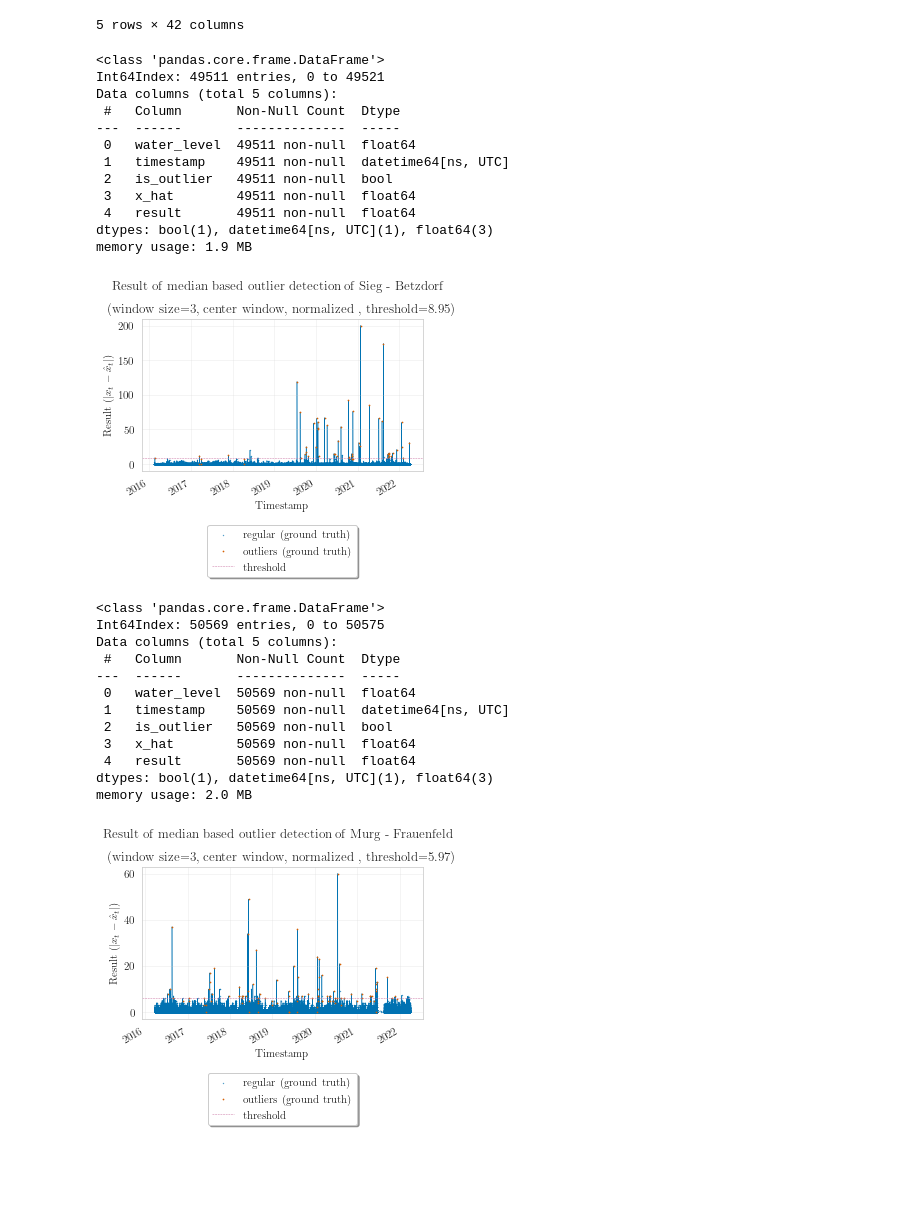
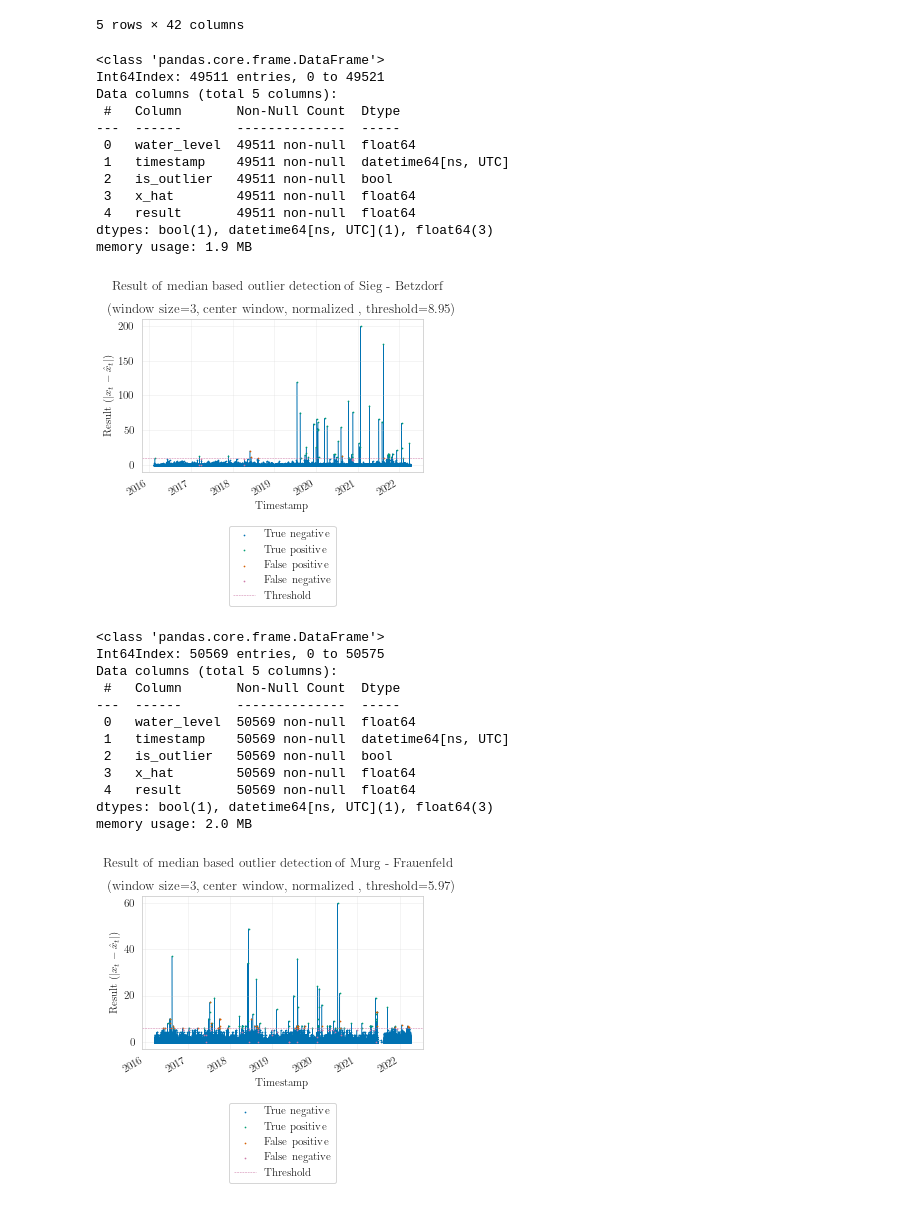
Before and after one commit to cellularegg/bachelor-thesis-code, a Jupyter notebook: analyze_outlier_detection_results.ipynb, the cells around one changed output. Drawn from its saved outputs; the diff is of its cells as text; code cells hidden in the pictures; blank space fills up the shorter version.

```diff
--- a/analyze_outlier_detection_results.ipynb
+++ b/analyze_outlier_detection_results.ipynb
@@ -31,4 +31,16 @@ def calculate_recall(tp, fn):
     if tp + fn == 0:
         return 0
     return tp / (tp + fn)
+# %%
+def get_TP_TN_FP_FN(actual, predicted):
+    if actual == True and predicted == True:
+        return 'TP'
+    elif actual == False and predicted == False:
+        return 'TN'
+    elif actual == False and predicted == True:
+        return 'FP'
+    elif actual == True and predicted == False:
+        return 'FN'
+    else:
+        raise ValueError(f'Invalid actual and predicted values: {actual} {predicted}')
 # %%
@@ -556,41 +564,51 @@ normalized = 'normalized' if best_pred['normalized'] else 'regular'
 threshold = best_pred['threshold']
 best_pred_df = pd.read_parquet(f'./data/predictions/raw_preprocessed/{normalized}/{common_id}/{window_size}_{center_window}_{model_type}.parquet')
 best_pred_df.info()
+best_pred_df['y_pred'] = np.where(best_pred_df['result'] > threshold, 1, 0)
+best_pred_df['pred_type'] = best_pred_df.apply(lambda row: get_TP_TN_FP_FN(row['is_outlier'], row['y_pred']), axis=1)
 # best_pred_df = best_pred_df.loc[best_pred_df['timestamp'] <= '2019-06-01']
 tex_plots_path = f'../bachelor-thesis/plots/pdfs/{common_id}/'
 fig, ax = plt.subplots(1, 1, figsize=set_size('thesis'))
 plt.plot(best_pred_df['timestamp'], best_pred_df['result'], linewidth=0.5,
          zorder=-1)
-plt.scatter(best_pred_df.loc[~best_pred_df['is_outlier'], 'timestamp'],
-            best_pred_df.loc[~best_pred_df['is_outlier'], 'result'], s=0.1, label='regular (ground truth)')
-plt.scatter(best_pred_df.loc[best_pred_df['is_outlier'], 'timestamp'],
-            best_pred_df.loc[best_pred_df['is_outlier'], 'result'], s=0.5, c='C2', label='outliers (ground truth)')
+# plt.scatter(best_pred_df.loc[~best_pred_df['is_outlier'], 'timestamp'],
+#             best_pred_df.loc[~best_pred_df['is_outlier'], 'result'], s=0.1, label='regular (ground truth)')
+# plt.scatter(best_pred_df.loc[best_pred_df['is_outlier'], 'timestamp'],
+#             best_pred_df.loc[best_pred_df['is_outlier'], 'result'], s=0.5, c='C2', label='outliers (ground truth)')
+plt.scatter(best_pred_df.loc[best_pred_df['pred_type'] == 'TN', 'timestamp'],
+            best_pred_df.loc[best_pred_df['pred_type'] == 'TN', 'result'], s=0.5, c='C0', label='True negative')
+plt.scatter(best_pred_df.loc[best_pred_df['pred_type'] == 'TP', 'timestamp'],
+            best_pred_df.loc[best_pred_df['pred_type'] == 'TP', 'result'], s=0.5, c='C1', label='True positive')
+plt.scatter(best_pred_df.loc[best_pred_df['pred_type'] == 'FP', 'timestamp'],
+            best_pred_df.loc[best_pred_df['pred_type'] == 'FP', 'result'], s=0.5, c='C2', label='False positive')
+plt.scatter(best_pred_df.loc[best_pred_df['pred_type'] == 'FN', 'timestamp'],
+            best_pred_df.loc[best_pred_df['pred_type'] == 'FN', 'result'], s=0.5, c='C3', label='False negative')
+
 
 plt.suptitle(f'Result of {model_type} based outlier detection of {stations_dict[common_id]["water_name"]} - {stations_dict[common_id]["station_name"]}',  y=1.05)
 plt.title(f'(window size={window_size}, {"no " if not best_pred["center_window"] else ""} center window, {"not " if best_pred["normalized"] else ""} normalized , threshold={round(threshold, 2)})')
 plt.grid(alpha=0.25)
 plt.gcf().autofmt_xdate()
 plt.xlabel('Timestamp')
 plt.ylabel('Result ($|x_t - \hat{x}_t|$)')
-plt.axhline(y=threshold, color='C3', linestyle='--', linewidth=0.5, label='threshold')
-ax.legend(loc='upper center', bbox_to_anchor=(0.5, -0.32),
-          fancybox=True, shadow=True)
+plt.axhline(y=threshold, color='C3', linestyle='--', linewidth=0.5, label='Threshold')
+ax.legend(loc='upper center', bbox_to_anchor=(0.5, -0.32))
 plt.savefig(f'{tex_plots_path}od_result_{model_type}_{common_id}_all.pdf', format='pdf',
             bbox_inches='tight')
 # %% [output]
 <class 'pandas.core.frame.DataFrame'>
 Int64Index: 49511 entries, 0 to 49521
 Data columns (total 5 columns):
  #   Column       Non-Null Count  Dtype
 ---  ------       --------------  -----
  0   water_level  49511 non-null  float64
  1   timestamp    49511 non-null  datetime64[ns, UTC]
  2   is_outlier   49511 non-null  bool
  3   x_hat        49511 non-null  float64
  4   result       49511 non-null  float64
 dtypes: bool(1), datetime64[ns, UTC](1), float64(3)
 memory usage: 1.9 MB
-[figure, old version]
+[figure, new version]
 # %%
 worst_best_pred = None
 for common_id in prediction_summaries_dict.keys():
@@ -607,15 +625,26 @@ normalized = 'normalized' if worst_best_pred['normalized'] else 'regular'
 threshold = worst_best_pred['threshold']
 worst_best_df = pd.read_parquet(f'./data/predictions/raw_preprocessed/{normalized}/{common_id}/{window_size}_{center_window}_{model_type}.parquet')
 worst_best_df.info()
+worst_best_df['y_pred'] = np.where(worst_best_df['result'] > threshold, 1, 0)
+worst_best_df['pred_type'] = worst_best_df.apply(lambda row: get_TP_TN_FP_FN(row['is_outlier'], row['y_pred']), axis=1)
+
 # best_pred_df = best_pred_df.loc[best_pred_df['timestamp'] <= '2019-06-01']
 tex_plots_path = f'../bachelor-thesis/plots/pdfs/{common_id}/'
 fig, ax = plt.subplots(1, 1, figsize=set_size('thesis'))
 plt.plot(worst_best_df['timestamp'], worst_best_df['result'], linewidth=0.5,
          zorder=-1)
-plt.scatter(worst_best_df.loc[~worst_best_df['is_outlier'], 'timestamp'],
-            worst_best_df.loc[~worst_best_df['is_outlier'], 'result'], s=0.1, label='regular (ground truth)')
-plt.scatter(worst_best_df.loc[worst_best_df['is_outlier'], 'timestamp'],
-            worst_best_df.loc[worst_best_df['is_outlier'], 'result'], s=0.5, c='C2', label='outliers (ground truth)')
+# plt.scatter(worst_best_df.loc[~worst_best_df['is_outlier'], 'timestamp'],
+#             worst_best_df.loc[~worst_best_df['is_outlier'], 'result'], s=0.1, label='regular (ground truth)')
+# plt.scatter(worst_best_df.loc[worst_best_df['is_outlier'], 'timestamp'],
+#             worst_best_df.loc[worst_best_df['is_outlier'], 'result'], s=0.5, c='C2', label='outliers (ground truth)')
+plt.scatter(worst_best_df.loc[worst_best_df['pred_type'] == 'TN', 'timestamp'],
+            worst_best_df.loc[worst_best_df['pred_type'] == 'TN', 'result'], s=0.5, c='C0', label='True negative')
+plt.scatter(worst_best_df.loc[worst_best_df['pred_type'] == 'TP', 'timestamp'],
+            worst_best_df.loc[worst_best_df['pred_type'] == 'TP', 'result'], s=0.5, c='C1', label='True positive')
+plt.scatter(worst_best_df.loc[worst_best_df['pred_type'] == 'FP', 'timestamp'],
+            worst_best_df.loc[worst_best_df['pred_type'] == 'FP', 'result'], s=0.5, c='C2', label='False positive')
+plt.scatter(worst_best_df.loc[worst_best_df['pred_type'] == 'FN', 'timestamp'],
+            worst_best_df.loc[worst_best_df['pred_type'] == 'FN', 'result'], s=0.5, c='C3', label='False negative')
 
 plt.suptitle(f'Result of {model_type} based outlier detection of {stations_dict[common_id]["water_name"]} - {stations_dict[common_id]["station_name"]}',  y=1.05)
 plt.title(f'(window size={window_size}, {"no " if not worst_best_pred["center_window"] else ""} center window, {"not " if worst_best_pred["normalized"] else ""} normalized , threshold={round(threshold, 2)})')
@@ -623,9 +652,8 @@ plt.grid(alpha=0.25)
 plt.gcf().autofmt_xdate()
 plt.xlabel('Timestamp')
 plt.ylabel('Result ($|x_t - \hat{x}_t|$)')
-plt.axhline(y=threshold, color='C3', linestyle='--', linewidth=0.5, label='threshold')
-ax.legend(loc='upper center', bbox_to_anchor=(0.5, -0.32),
-          fancybox=True, shadow=True)
+plt.axhline(y=threshold, color='C3', linestyle='--', linewidth=0.5, label='Threshold')
+ax.legend(loc='upper center', bbox_to_anchor=(0.5, -0.32))
 plt.savefig(f'{tex_plots_path}od_result_{model_type}_{common_id}_all.pdf', format='pdf',
             bbox_inches='tight')
 # %% [output]
@@ -641,4 +669,4 @@ Data columns (total 5 columns):
  4   result       50569 non-null  float64
 dtypes: bool(1), datetime64[ns, UTC](1), float64(3)
 memory usage: 2.0 MB
-[figure, old version]
+[figure, new version]
```
Also changed, not shown: parts of 4 cells of this notebook.
